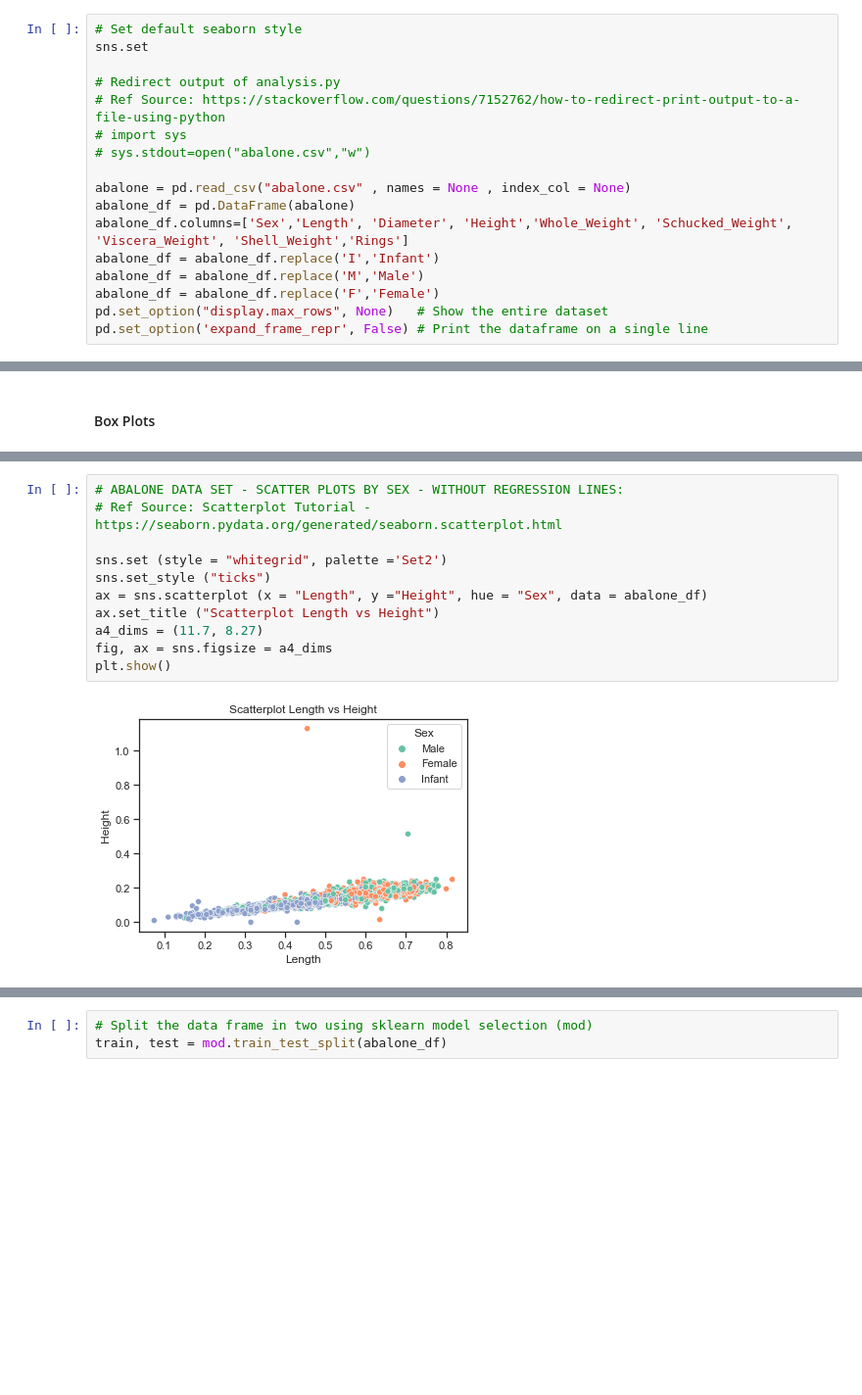
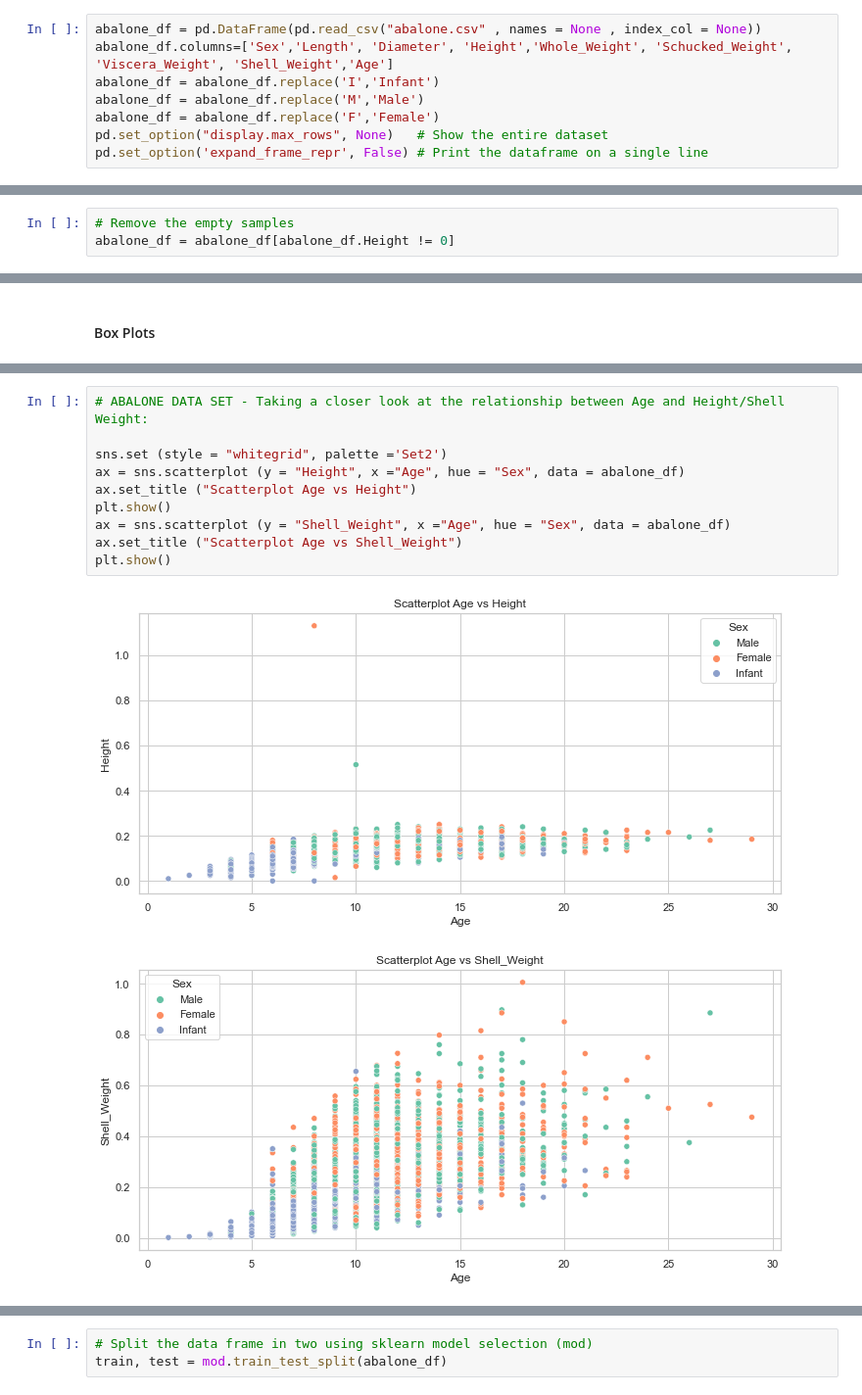
Before and after one commit to Fiona-600/Machine-Learning-and-Statistics-Project, a Jupyter notebook: scikit-learn.ipynb, the cells around one changed output, grey strips where cells are left out. Shown at 98% size. Drawn from its saved outputs; the diff is of its cells as text; blank space fills up the shorter version.

```diff
--- a/scikit-learn.ipynb
+++ b/scikit-learn.ipynb
@@ -97,15 +153,6 @@ import sklearn.neighbors as nei    # K nearest neighbours
 # %%
-# Set default seaborn style
-sns.set
-
-# Redirect output of analysis.py
-# Ref Source: https://stackoverflow.com/questions/7152762/how-to-redirect-print-output-to-a-file-using-python
-# import sys
-# sys.stdout=open("abalone.csv","w")
-
-abalone = pd.read_csv("abalone.csv" , names = None , index_col = None)
-abalone_df = pd.DataFrame(abalone)
-abalone_df.columns=['Sex','Length', 'Diameter', 'Height','Whole_Weight', 'Schucked_Weight', 'Viscera_Weight', 'Shell_Weight','Rings']
+abalone_df = pd.DataFrame(pd.read_csv("abalone.csv" , names = None , index_col = None))
+abalone_df.columns=['Sex','Length', 'Diameter', 'Height','Whole_Weight', 'Schucked_Weight', 'Viscera_Weight', 'Shell_Weight','Age']
 abalone_df = abalone_df.replace('I','Infant')
 abalone_df = abalone_df.replace('M','Male')
 abalone_df = abalone_df.replace('F','Female')
@@ -128,0 +227,3 @@ pd.set_option('expand_frame_repr', False) # Print the dataframe on a single line
+# %%
+# Remove the empty samples
+abalone_df = abalone_df[abalone_df.Height != 0]
@@ -372,13 +491,13 @@ Number of Rings (age) - Infants:
 # %%
-# ABALONE DATA SET - SCATTER PLOTS BY SEX - WITHOUT REGRESSION LINES:
-# Ref Source: Scatterplot Tutorial - https://seaborn.pydata.org/generated/seaborn.scatterplot.html
+# ABALONE DATA SET - Taking a closer look at the relationship between Age and Height/Shell Weight:
 
 sns.set (style = "whitegrid", palette ='Set2')
-sns.set_style ("ticks")
-ax = sns.scatterplot (x = "Length", y ="Height", hue = "Sex", data = abalone_df)
-ax.set_title ("Scatterplot Length vs Height")
-a4_dims = (11.7, 8.27)
-fig, ax = sns.figsize = a4_dims
+ax = sns.scatterplot (y = "Height", x ="Age", hue = "Sex", data = abalone_df)
+ax.set_title ("Scatterplot Age vs Height")
 plt.show()
+ax = sns.scatterplot (y = "Shell_Weight", x ="Age", hue = "Sex", data = abalone_df)
+ax.set_title ("Scatterplot Age vs Shell_Weight")
+plt.show()
 # %% [output]
-[figure, old version]
+[figure, new version]
+[figure, added]
```
Also changed, not shown: parts of 88 cells of this notebook, 6 other files.
